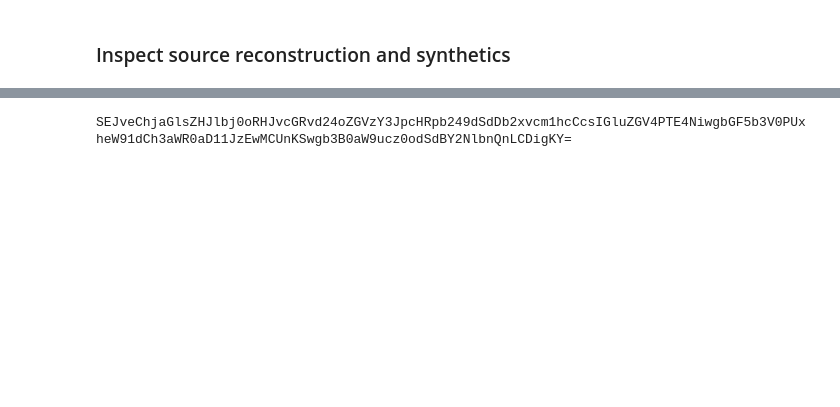
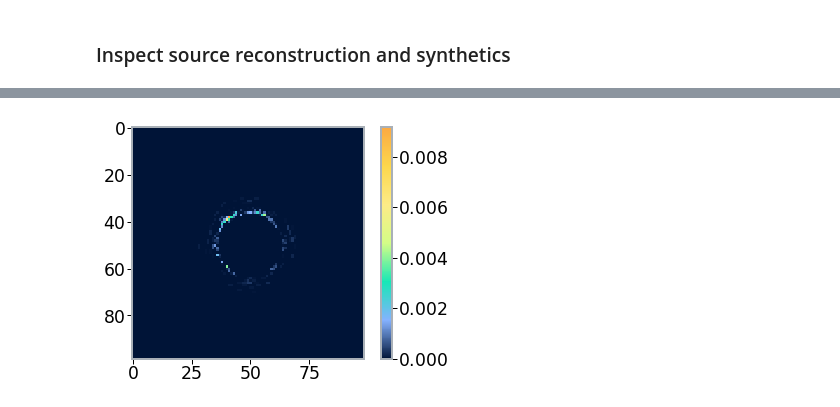
Before and after one commit to phdenzel/slacs-match, a Jupyter notebook: matching_test.ipynb, the cells around one changed output, grey strips where cells are left out. Cells and saved outputs as stored; diff of their text form; code cells hidden in the pictures; blank space fills up the shorter version.

```diff
--- a/matching_test.ipynb
+++ b/matching_test.ipynb
@@ -201,15 +150,11 @@ SEJveChjaGlsZHJlbj0oRHJvcGRvd24oZGVzY3JpcHRpb249dSdDb2xvcm1hcCcsIGluZGV4PTE4Niwg
 # %%
-%matplotlib notebook
-synth = reconsrc.residual_map(method='minres', use_psf=False, use_mask=True, nonzero_only=True)
+# %matplotlib notebook
+resid = reconsrc.residual_map(method='lsqr', use_psf=False, use_mask=True, nonzero_only=True)
 
 fig, ax = plt.subplots()
-plt_out = plt.imshow(synth, origin='lower', cmap=gcl.GLEAMcmaps.vilux)
+plt_out = plt.imshow(resid, cmap='vilux')
 cb = plt.colorbar()
 
-# msk = np.zeros(reconsrc.mask.shape + (4,))
-# msk[:, :, 3] = reconsrc.mask
-# plt.imshow(msk)
-
-clrbar = IPColorbar(cb, plt_out)
-clrbar.connect()
+# clrbar = IPColorbar(cb, plt_out)
+# clrbar.connect()
 # %% [output]
@@ -218 +161 @@ clrbar.connect()
-SEJveChjaGlsZHJlbj0oRHJvcGRvd24oZGVzY3JpcHRpb249dSdDb2xvcm1hcCcsIGluZGV4PTE4NiwgbGF5b3V0PUxheW91dCh3aWR0aD11JzEwMCUnKSwgb3B0aW9ucz0odSdBY2NlbnQnLCDigKY=
+[figure, added]
```
Also changed, not shown: parts of 20 cells of this notebook, 6 other files.
